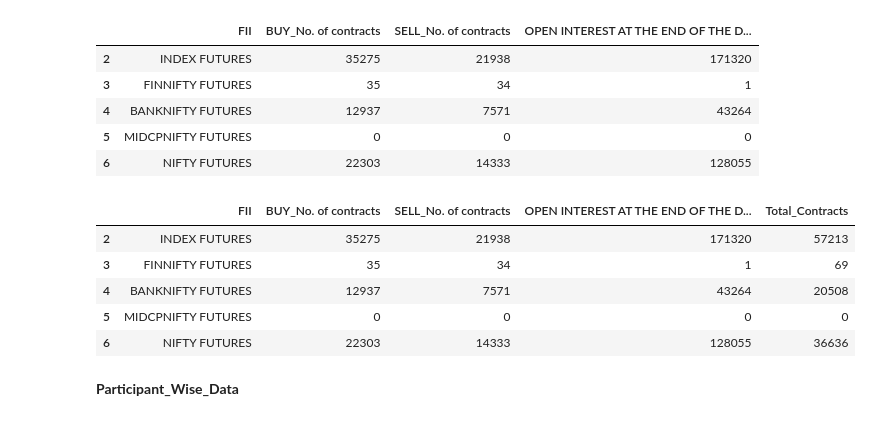
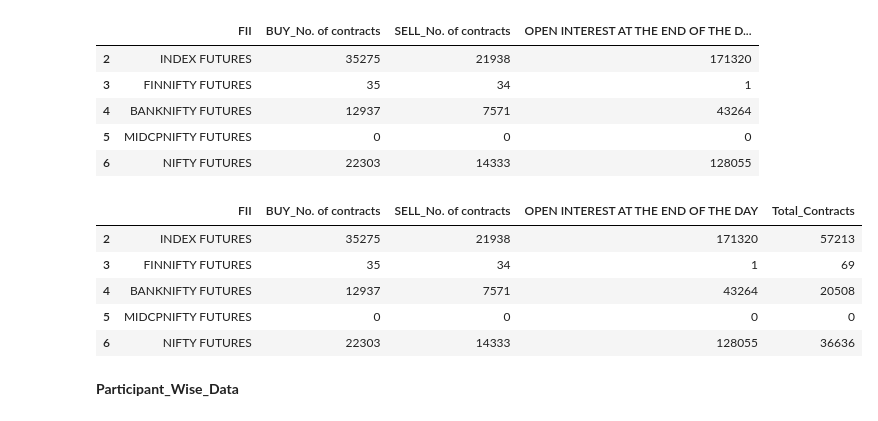
Before and after one commit to ashu433/Trading_codes, a Jupyter notebook: Sentiment_calculator_OI.ipynb, the cells around one changed output. Cells and saved outputs as stored; diff of their text form; code cells hidden in the pictures.

```diff
--- a/Sentiment_calculator_OI.ipynb
+++ b/Sentiment_calculator_OI.ipynb
@@ -94,10 +93,11 @@ statstics_data_FII.head()
 # %%
 Total_contracts=statstics_data_FII['BUY_No. of contracts'].astype(int) + statstics_data_FII['SELL_No. of contracts'].astype(int)
 new_statstics_data_FII=pd.concat([statstics_data_FII,pd.DataFrame(Total_contracts)],axis=1)
 new_statstics_data_FII=new_statstics_data_FII.rename(columns={0:"Total_Contracts"})
+new_statstics_data_FII = new_statstics_data_FII.rename(columns={'OPEN INTEREST AT THE END OF THE DAY_No. of contracts': 'OPEN INTEREST AT THE END OF THE DAY'})
 new_statstics_data_FII.head()
 # %% [output]
-|  | FII | BUY_No. of contracts | SELL_No. of contracts | OPEN INTEREST AT THE END OF THE D... | Total_Contracts |
+|  | FII | BUY_No. of contracts | SELL_No. of contracts | OPEN INTEREST AT THE END OF THE DAY | Total_Contracts |
 | 2 | INDEX FUTURES | 35275 | 21938 | 171320 | 57213 |
 | 3 | FINNIFTY FUTURES | 35 | 34 | 1 | 69 |
 | 4 | BANKNIFTY FUTURES | 12937 | 7571 | 43264 | 20508 |
```
Also changed, not shown: parts of 27 cells of this notebook.
